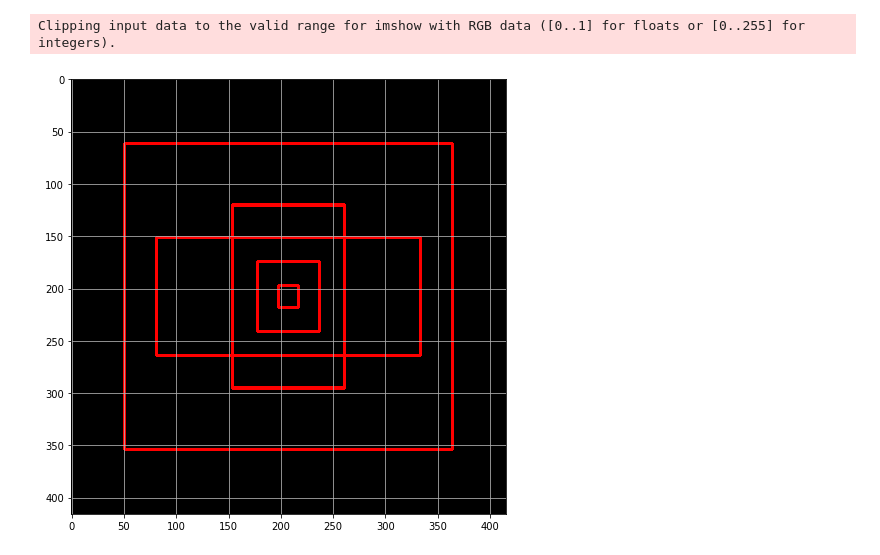
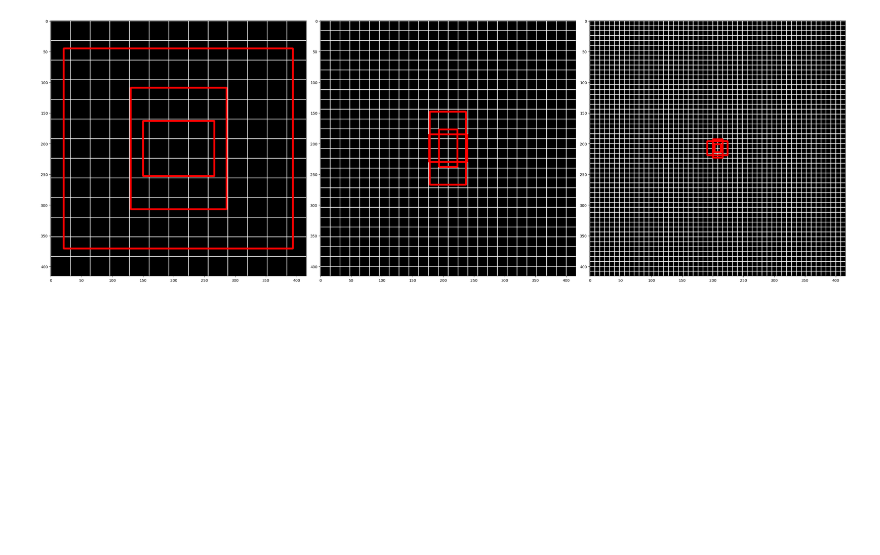
Before and after one commit to kaka-lin/yolov3-tf2, a Jupyter notebook: knowledge/anchor_boxes.ipynb, the cells around one changed output. Saved outputs shown, nothing was run; the diff lists cells and outputs as text; code cells hidden in the pictures; blank space fills up the shorter version.

Commit message:
feat: update the rescale_boxes and related parts
1. update resacle_boxes part (include added introduction)
2. update detect code
3. update bounding box part
4. update voc part

```diff
--- a/knowledge/anchor_boxes.ipynb
+++ b/knowledge/anchor_boxes.ipynb
@@ -26,0 +7,13 @@ plt.imshow(grid)
+# %%
+# anchor boxes
+YOLO_ANCHORS = np.array(
+    [(10, 13), (16, 30), (33, 23),
+     (30, 61), (62, 45), (59, 119),
+     (116, 90), (156, 198), (373, 326)], np.float32) / 416
+
+YOLO_ANCHORS_MASKS = np.array([[6, 7, 8],
+                               [3, 4, 5],
+                               [0, 1, 2]])
+
+
+YOLO_ANCHORS
@@ -27,24 +30,33 @@ plt.imshow(grid)
 # %%
-for k, anchor in enumerate(anchors):
-    anchor = anchor / 13 * 416
-    cx,cy= 208, 208
-    anchor_maxes = (anchor / 2.)
-    anchor_mins = -anchor_maxes
+f, (ax1, ax2, ax3) = plt.subplots(1, 3, figsize=(30, 30))
+f.subplots_adjust(hspace = .2, wspace = .05)
+axs = (ax1, ax2, ax3)
 
-    left = int(cx + anchor_mins[0])
-    top = int(cy + anchor_mins[1])
-    right = int(cx + anchor_maxes[0])
-    bottom = int(cy + anchor_maxes[1])
+for i, anchor_idxs in enumerate(YOLO_ANCHORS_MASKS):
+    image = np.zeros((416, 416, 3), dtype=np.uint8)
 
-    cv2.rectangle(grid, (left, top), (right, bottom), (255,0,0), 2)
+    grid_size = 32 // pow(2, i)
+    grid_color = [255, 255, 255] # (255,255,255)
+
+    # Plot grid box
+    dx, dy = (grid_size, grid_size)
+    image[:,::dy,:] = grid_color
+    image[::dx,:,:] = grid_color
+
+    for idx in anchor_idxs:
+        anchor = YOLO_ANCHORS[idx] * 416
+        cx,cy= 208, 208
+        anchor_maxes = (anchor / 2.)
+        anchor_mins = -anchor_maxes
+
+        left = int(cx + anchor_mins[0])
+        top = int(cy + anchor_mins[1])
+        right = int(cx + anchor_maxes[0])
+        bottom = int(cy + anchor_maxes[1])
+
+        cv2.rectangle(image, (left, top), (right, bottom), (255,0,0), 2)
+
+    axs[i].imshow(image)
+f.tight_layout()
+# %% [output]
+[figure, added]
-# %%
-#plt.imshow(grid)
-#plt.grid()
-
-f, (ax1) = plt.subplots(1, 1, figsize=(8,8))
-f.subplots_adjust(hspace = .2, wspace = .05)
-ax1.imshow(grid)
-ax1.grid()
-# %% [output]
-Clipping input data to the valid range for imshow with RGB data ([0..1] for floats or [0..255] for integers).
-[figure, removed]
```
Also changed, not shown: parts of 3 cells of this notebook, 15 other files.
